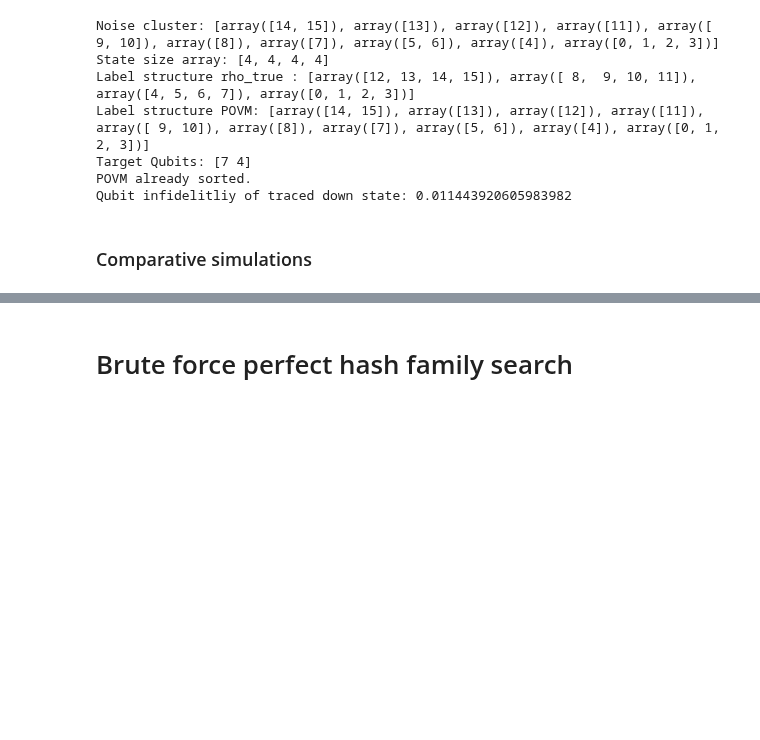
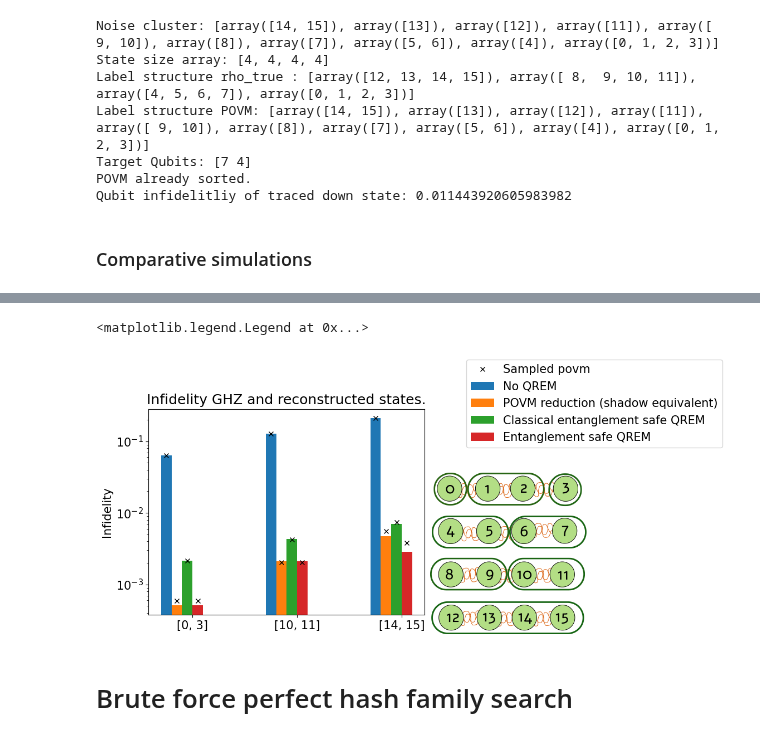
Before and after one commit to AdrianAasen/CREMST, a Jupyter notebook: Scalable_QREM.ipynb, the cells around one changed output, grey strips where cells are left out. Drawn from its saved outputs; the diff is of its cells as text; code cells hidden in the pictures; blank space fills up the shorter version.

```diff
--- a/Scalable_QREM.ipynb
+++ b/Scalable_QREM.ipynb
@@ -1194,0 +1122,15 @@ Purity for traced down POVM: 0.9999999999999227, 0.730711240715225, 0.7309181555
+# %%
+true_cluster_labels = ot.get_true_cluster_labels(cluster_size)
+two_point_corr_labels = np.array([[0, 3],[10,11],[14,15]])
+
+one_qubit_POVMs = ot.reconstruct_all_one_qubit_POVMs(QDT_outcomes, n_qubits, hash_family, n_hash_symbols, one_qubit_calibration_states, n_cores)
+
+# Reconstruct spesiffic two_point_povms
+two_point_POVM = ot.reconstruct_spesific_two_qubit_POVMs(QDT_outcomes, two_point_corr_labels , n_qubits, hash_family, n_hash_symbols, one_qubit_calibration_states, n_cores)
+
+
+prefect_noise_cluster_labels = true_cluster_labels
+sampled_clustered_QDOT = ot.reconstruct_POVMs_from_noise_labels(QDT_outcomes, ot.get_true_cluster_labels(cluster_size), n_qubits, hash_family, n_hash_symbols, one_qubit_calibration_states, n_cores)
+
+print(f"Perfect noise labels {prefect_noise_cluster_labels}")
+print(f"True labels: {true_cluster_labels}")
@@ -1195,3 +1260,40 @@ Purity for traced down POVM: 0.9999999999999227, 0.730711240715225, 0.7309181555
+# %%
+
+with open(f'{data_path}/result_QST.npy', 'rb') as f:
+    sampled_result_dict =  np.load(f, allow_pickle=True).item()
+    perfect_dict = np.load(f, allow_pickle=True).item()
+
+n_averages = result_dict['n_average']
+two_point_corr_labels   = result_dict['two_point_corr_labels']
+traced_down_rho_true_array = result_dict['traced_down_rho_true_array']
+
+sampled_state_array, label_array = ot.load_state_array_from_result_dict(sampled_result_dict)
+perfect_state_array, _ = ot.load_state_array_from_result_dict(perfect_dict)
+
+
+#point_array = ['r+','go','b*','cd','mx','k1']
+
+x = np.arange(len(corr_x_label))  # the label locations
+width = 0.1  # the width of the bars
+multiplier = 0
+
+fig, ax = plt.subplots()
+img = plt.imread("cluster_image_small.png")
+fig.figimage(img, 600, 5, zorder=3, alpha=1)
+for attribute, sampled_state, perfect_state in zip(label_array, sampled_state_array, perfect_state_array):
+    offset = width * multiplier
+    rects = ax.bar(x + offset, ot.average_infidelities(perfect_state, traced_down_rho_true_array), width, label=attribute)
+    ax.plot(x + offset, ot.average_infidelities(sampled_state, traced_down_rho_true_array), "kx", label="Sampled povm" if multiplier == 0 else "")
+    multiplier += 1
+lines_labels = ax.get_legend_handles_labels()
+ax.set_yscale('log')
+ax.set_title(rf"Infidelity GHZ and reconstructed states.")
+ax.set_xticks(x + 2.5*width, corr_x_label)
+ax.set_ylabel('Infidelity')
+fig.legend(loc='center left', bbox_to_anchor=(1, 0.9))
+# %% [output]
+<matplotlib.legend.Legend at 0x...>
+[figure, added]
 # %% [markdown]
 # Brute force perfect hash family search
 # %%
```
Also changed, not shown: parts of 29 cells of this notebook, 2 other files.
